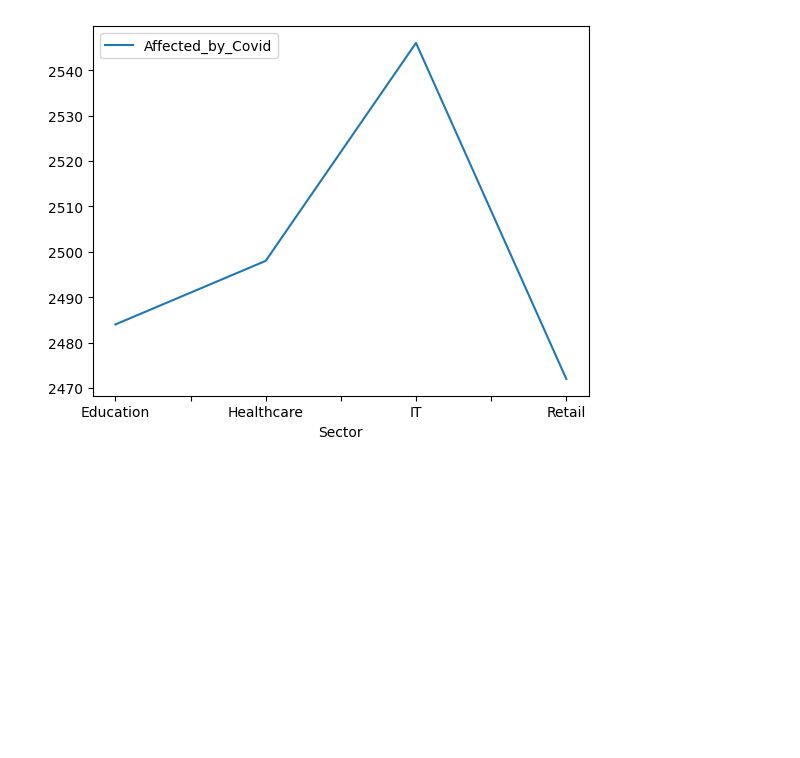
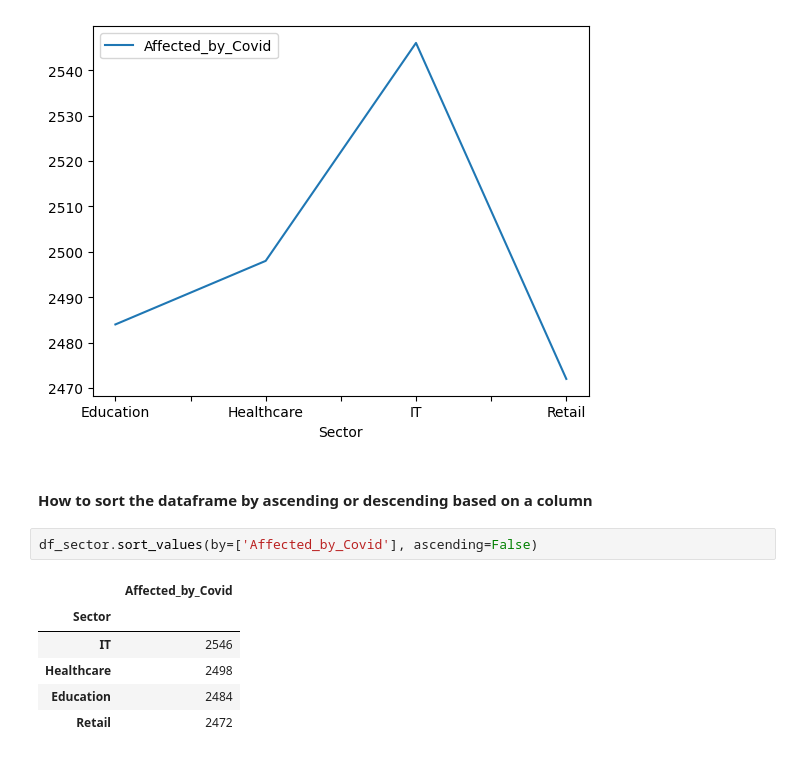
Before and after one commit to shankverma/Python, a Jupyter notebook: corona_analysis.ipynb, the cells around one changed output. Saved outputs shown, nothing was run; the diff lists cells and outputs as text; blank space fills up the shorter version.

```diff
--- a/corona_analysis.ipynb
+++ b/corona_analysis.ipynb
@@ -58,3 +86,14 @@ df_sector.reset_index().plot(x='Sector', y='Affected_by_Covid')
 plt.show()
 # %% [output]
 [figure]
+# %% [markdown]
+#### How to sort the dataframe by ascending or descending based on a column
+# %%
+df_sector.sort_values(by=['Affected_by_Covid'], ascending=False)
+# %% [output]
+|  | Affected_by_Covid |
+| Sector |  |
+| IT | 2546 |
+| Healthcare | 2498 |
+| Education | 2484 |
+| Retail | 2472 |
```
Also changed, not shown: parts of 17 cells of this notebook, 1 other file.
